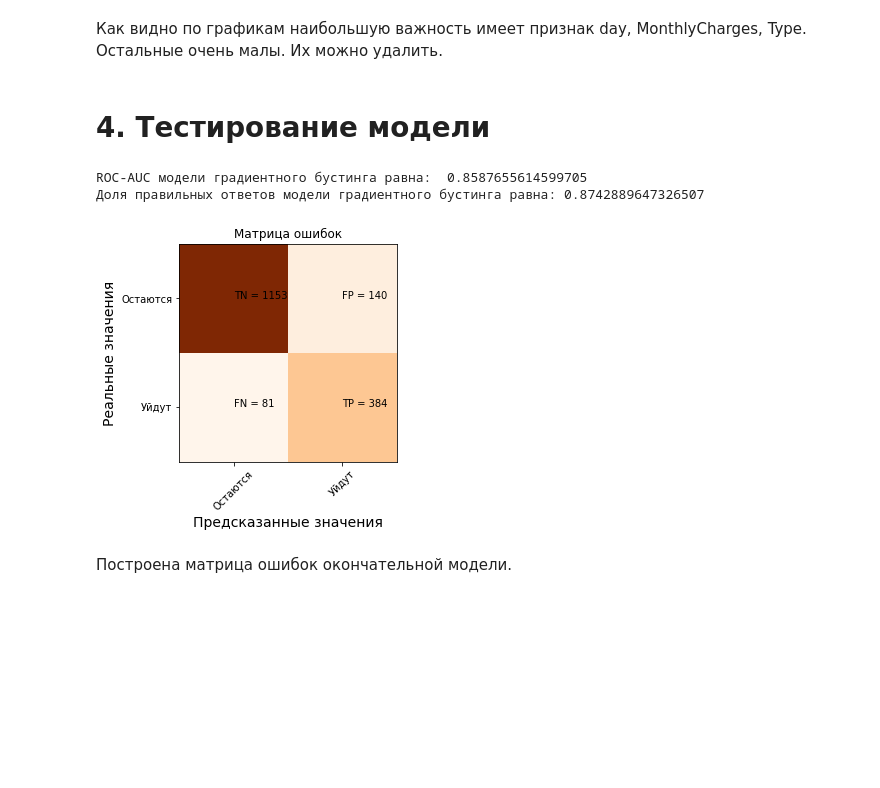
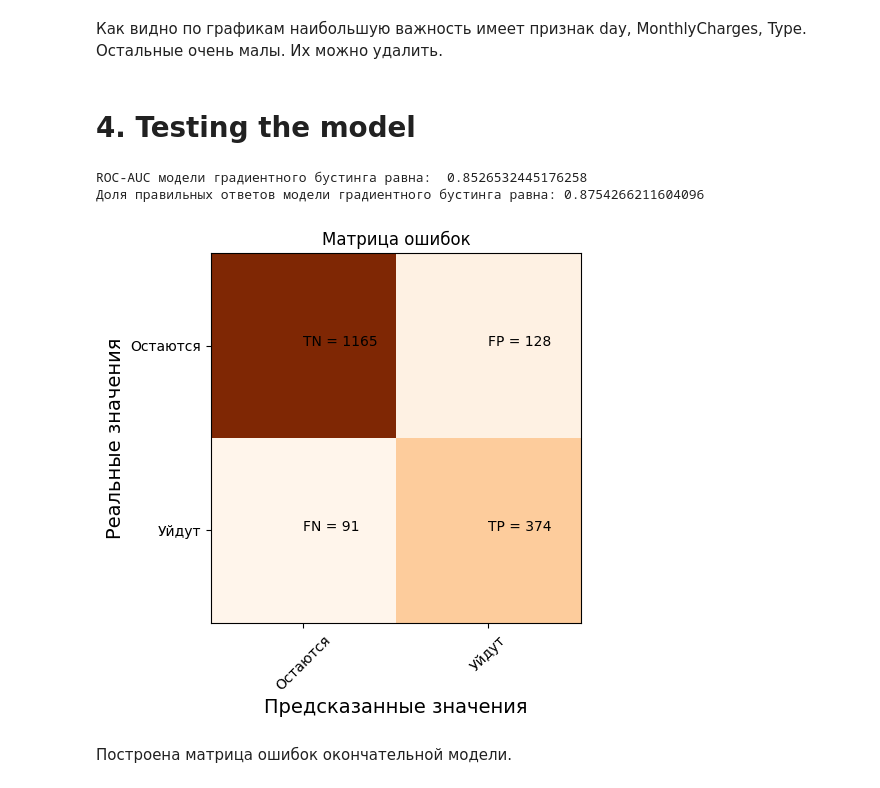
Before and after one commit to Vladruss/ML_telecom_customer_outflow, a Jupyter notebook: telecom_customer_outflow.ipynb, the cells around one changed output. Cells and saved outputs as stored; diff of their text form; code cells hidden in the pictures; blank space fills up the shorter version.

```diff
--- a/telecom_customer_outflow.ipynb
+++ b/telecom_customer_outflow.ipynb
@@ -444,13 +349,14 @@ Fitting 3 folds for each of 256 candidates, totalling 768 fits
 # %% [markdown]
 ROC-AUC модели случайный лес равен 0,85
 # %%
+%%time
 cat_params = {
     'learning_rate' : [0.03, 0.05, 0.1],
     'depth' : [2,4,6],
     'l2_leaf_reg' : [1,3,5]
 }
-cat = CatBoostClassifier(verbose=False)
+cat = CatBoostClassifier(verbose=False, cat_features=list(categorial))
 cat_grid = GridSearchCV(estimator=cat, param_grid=cat_params, scoring='roc_auc', cv=3)
-cat_grid.fit(features_train2, target_train2 )
+cat_grid.fit(features_train3, target_train3 )
 cat_grid.best_score_
 # %% [output]
@@ -466,6 +374,6 @@ cat_grid.best_params_
 # %%
-cat_model = CatBoostClassifier(verbose=False, learning_rate=0.1, depth=2, l2_leaf_reg=1 ,random_seed=123456)
-cat_model.fit(features_train2, target_train2)
+cat_model = CatBoostClassifier(verbose=False, learning_rate=0.1, depth=4, l2_leaf_reg=1 ,random_seed=123456, cat_features=list(categorial))
+cat_model.fit(features_train3, target_train3)
 
 
 def plot_feature_importance(importance, names, model_type):
@@ -481,5 +389,5 @@ def plot_feature_importance(importance, names, model_type):
     plt.ylabel('FEATURE NAMES')
 
 
-plot_feature_importance(cat_model.get_feature_importance(), features_train2.columns,'CAT BOOST')
+plot_feature_importance(cat_model.get_feature_importance(), features_train3.columns,'CAT BOOST')
 # %% [output]
@@ -487,44 +395,44 @@ plot_feature_importance(cat_model.get_feature_importance(), features_train2.colu
 # %% [markdown]
 Как видно по графикам наибольшую важность имеет признак day, MonthlyCharges, Type. Остальные очень малы. Их можно удалить.
 # %%
-features_train_imortance=features_train2[['day','MonthlyCharges', 'Type']]
-features_test_imortance=features_test2[['day','MonthlyCharges', 'Type']]
+features_train_imortance=features_train3[['day','MonthlyCharges', 'Type']]
+features_test_imortance=features_test3[['day','MonthlyCharges', 'Type']]
-# %% [markdown]
-# 4. Тестирование модели
+# %% [markdown]
+# 4. Testing the model
 # %%
-cat_model = CatBoostClassifier(verbose=False, learning_rate=0.1, depth=2, l2_leaf_reg=1 ,random_seed=123456)
-cat_model.fit(features_train_imortance, target_train2)
+cat_model = CatBoostClassifier(verbose=False, learning_rate=0.1, depth=4, l2_leaf_reg=1 ,random_seed=123456, cat_features=['Type'])
+cat_model.fit(features_train_imortance, target_train3)
 propabilities = cat_model.predict_proba(features_test_imortance)[:,1]
 tre = 0.29
 pred_valid = propabilities > tre
-roc = roc_auc_score(target_test2, pred_valid)
-accuracy= accuracy_score(target_test2, pred_valid)
+roc = roc_auc_score(target_test3, pred_valid)
+accuracy= accuracy_score(target_test3, pred_valid)
 print('ROC-AUC модели градиентного бустинга равна: ',roc)
 print('Доля правильных ответов модели градиентного бустинга равна:',accuracy)
 # %% [output]
-ROC-AUC модели градиентного бустинга равна:  0.8587655614599705
-Доля правильных ответов модели градиентного бустинга равна: 0.8742889647326507
+ROC-AUC модели градиентного бустинга равна:  0.8526532445176258
+Доля правильных ответов модели градиентного бустинга равна: 0.8754266211604096
 # %%
 plt.clf()
-cm = confusion_matrix(target_test2, pred_valid)
+cm = confusion_matrix(target_test3, pred_valid)
 plt.imshow(cm, interpolation='nearest', cmap=plt.cm.Oranges)
 classNames = ['Остаются','Уйдут']
 plt.title('Матрица ошибок')
 
 plt.ylabel('Реальные значения', fontsize=14)
 plt.xlabel('Предсказанные значения', fontsize=14)
 
 tick_marks = np.arange(len(classNames))
 plt.xticks(tick_marks, classNames, rotation=45)
 plt.yticks(tick_marks, classNames)
 
 s = [['TN','FP'], ['FN', 'TP']]
 for i in range(2):
     for j in range(2):
         plt.text(j,i, str(s[i][j])+" = "+str(cm[i][j]))
 plt.show()
 # %% [output]
-[figure, old version]
+[figure, new version]
 # %% [markdown]
 Построена матрица ошибок окончательной модели.
 # %% [markdown]
```
Also changed, not shown: parts of 88 cells of this notebook, 8 other files.
